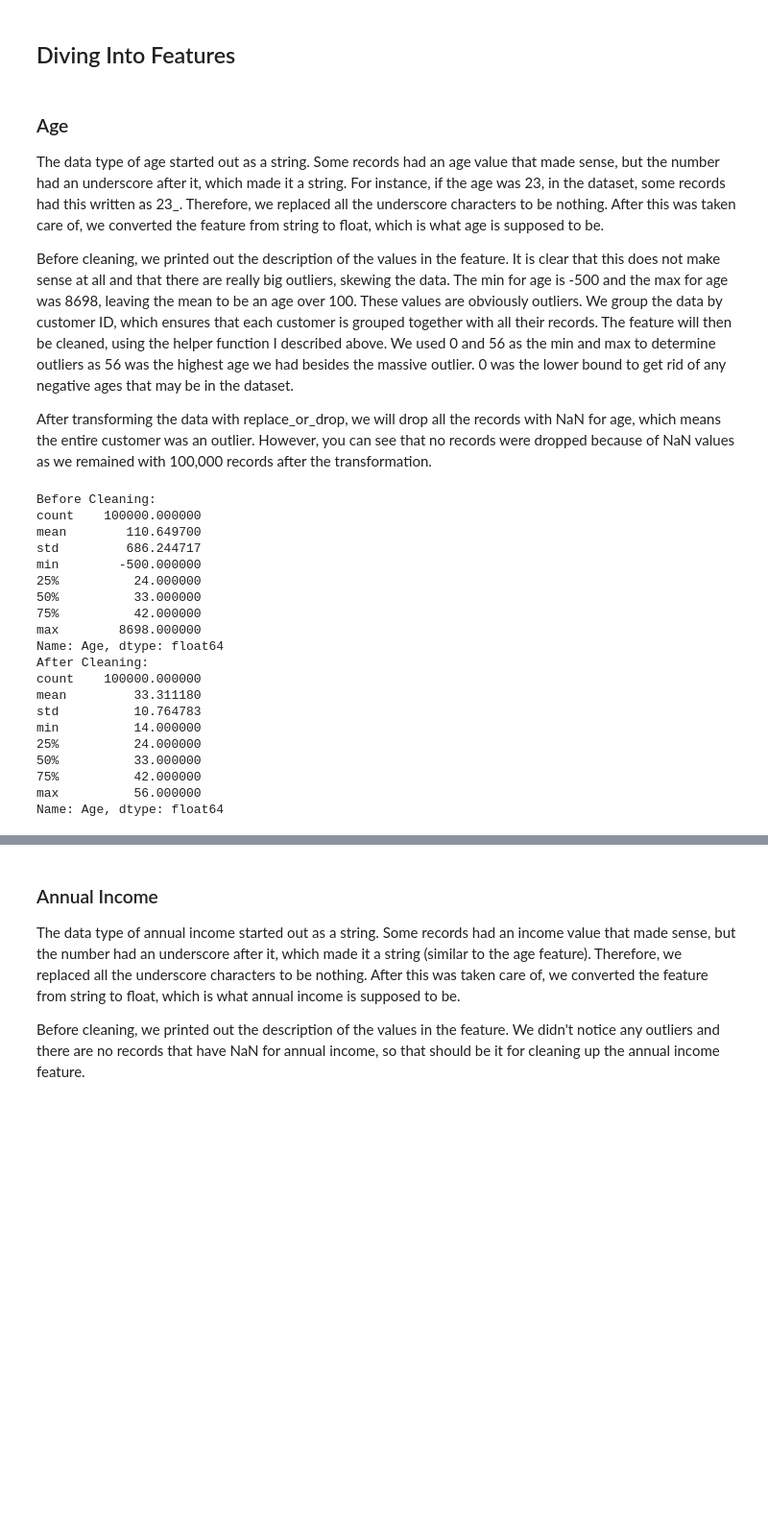
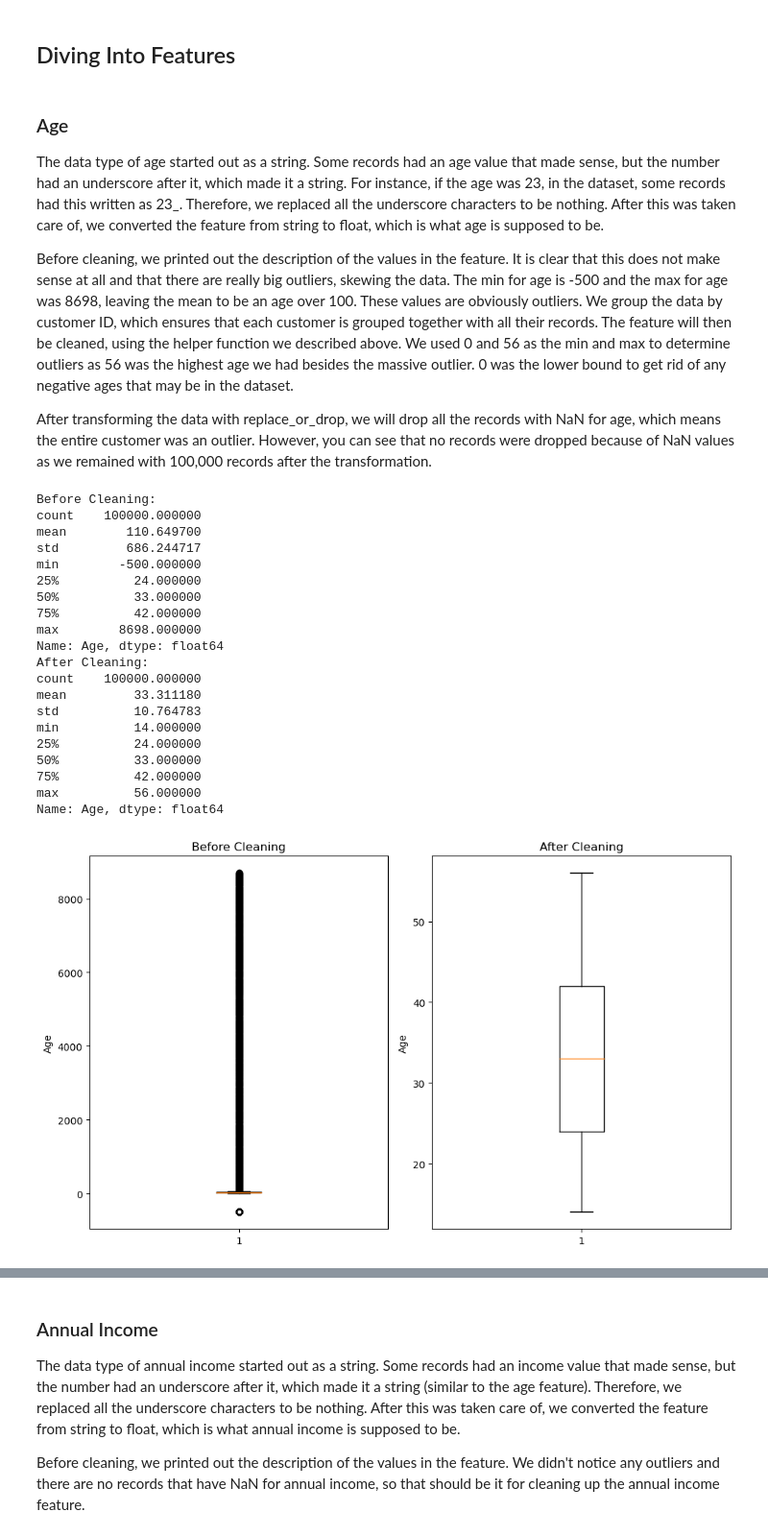
Before and after one commit to AyujVerma/Credit-Score-Classifier, a Jupyter notebook: credit_score.ipynb, the cells around one changed output, grey strips where cells are left out. Shown at 96% size. Cells and saved outputs as stored; diff of their text form; code cells hidden in the pictures; blank space fills up the shorter version.

```diff
--- a/credit_score.ipynb
+++ b/credit_score.ipynb
@@ -187,7 +189,7 @@ def replace_or_drop(group, min, max):
 
 The data type of age started out as a string. Some records had an age value that made sense, but the number had an underscore after it, which made it a string. For instance, if the age was 23, in the dataset, some records had this written as 23_. Therefore, we replaced all the underscore characters to be nothing. After this was taken care of, we converted the feature from string to float, which is what age is supposed to be.
 
-Before cleaning, we printed out the description of the values in the feature. It is clear that this does not make sense at all and that there are really big outliers, skewing the data. The min for age is -500 and the max for age was 8698, leaving the mean to be an age over 100. These values are obviously outliers. We group the data by customer ID, which ensures that each customer is grouped together with all their records. The feature will then be cleaned, using the helper function I described above. We used 0 and 56 as the min and max to determine outliers as 56 was the highest age we had besides the massive outlier. 0 was the lower bound to get rid of any negative ages that may be in the dataset.
+Before cleaning, we printed out the description of the values in the feature. It is clear that this does not make sense at all and that there are really big outliers, skewing the data. The min for age is -500 and the max for age was 8698, leaving the mean to be an age over 100. These values are obviously outliers. We group the data by customer ID, which ensures that each customer is grouped together with all their records. The feature will then be cleaned, using the helper function we described above. We used 0 and 56 as the min and max to determine outliers as 56 was the highest age we had besides the massive outlier. 0 was the lower bound to get rid of any negative ages that may be in the dataset.
 
 After transforming the data with replace_or_drop, we will drop all the records with NaN for age, which means the entire customer was an outlier. However, you can see that no records were dropped because of NaN values as we remained with 100,000 records after the transformation.
 # %%
@@ -196,32 +198,45 @@ data['Age'] = data['Age'].replace("", np.nan)
 data['Age'] = data['Age'].astype(float)
 print('Before Cleaning:')
 print(data['Age'].describe())
+plt.figure(figsize=(10, 6))
+plt.subplot(1, 2, 1)
+plt.boxplot(data['Age'])
+plt.ylabel('Age')
+plt.title('Before Cleaning')
 
 grouped_data = data.groupby('Customer_ID')
 data['Age'] = grouped_data['Age'].transform(lambda g: replace_or_drop(g, 0, 56))
 
 data.dropna(subset=['Age'], inplace = True)
 data.reset_index(drop = True, inplace = True)
 print('After Cleaning:')
 print(data['Age'].describe())
+plt.subplot(1, 2, 2)
+plt.boxplot(data['Age'])
+plt.title('After Cleaning')
+plt.ylabel('Age')
+
+plt.tight_layout()
+plt.show()
 # %% [output]
 Before Cleaning:
 count    100000.000000
 mean        110.649700
 std         686.244717
 min        -500.000000
 25%          24.000000
 50%          33.000000
 75%          42.000000
 max        8698.000000
 Name: Age, dtype: float64
 After Cleaning:
 count    100000.000000
 mean         33.311180
 std          10.764783
 min          14.000000
 25%          24.000000
 50%          33.000000
 75%          42.000000
 max          56.000000
 Name: Age, dtype: float64
+[figure, added]
```
Also changed, not shown: parts of 69 cells of this notebook.
